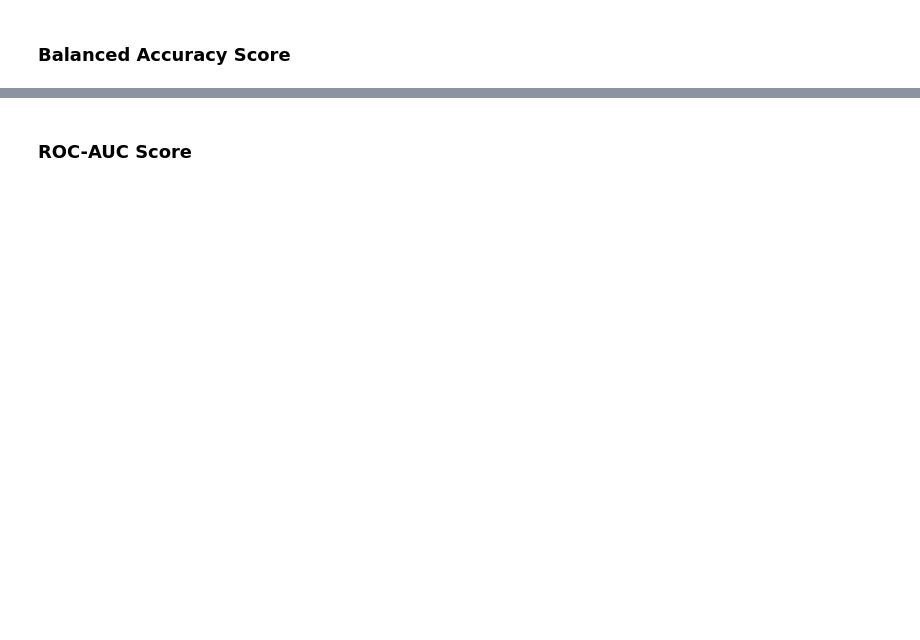
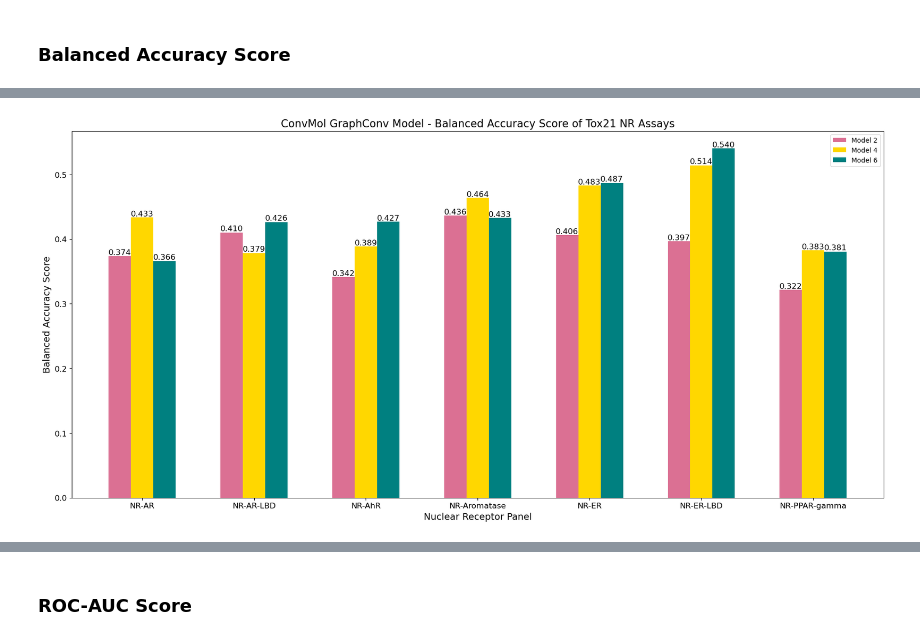
Before and after one commit to joiek/Machine-Learning-Project, a Jupyter notebook: ConvMol Featuriser.ipynb, the cells around one changed output, grey strips where cells are left out. Saved outputs shown, nothing was run; the diff lists cells and outputs as text; code cells hidden in the pictures; blank space fills up the shorter version.

```diff
--- a/ConvMol Featuriser.ipynb
+++ b/ConvMol Featuriser.ipynb
@@ -444,0 +443,22 @@ plt.legend()
+# %%
+#NR
+fig,ax = plt.subplots(figsize=(22,10))
+
+width = 0.2
+
+x=np.arange(7)
+plt.bar(x-0.2, m2_balanced_acc[0:7], width, label='Model 2', color='palevioletred')
+plt.bar(x, m4_balanced_acc[0:7], width, label='Model 4',color='gold')
+plt.bar(x+0.2, m6_balanced_acc[0:7], width, label='Model 6', color='teal')
+plt.title('ConvMol GraphConv Model - Balanced Accuracy Score of Tox21 NR Assays', fontsize=16)
+plt.ylabel('Balanced Accuracy Score', fontsize=14)
+plt.xlabel('Nuclear Receptor Panel', fontsize=14)
+plt.bar_label(ax.containers[0], fmt='%.3f', fontsize=12)
+plt.bar_label(ax.containers[1], fmt='%.3f', fontsize=12)
+plt.bar_label(ax.containers[2], fmt='%.3f', fontsize=12)
+plt.xticks(x, assays[0:7], fontsize=12)
+plt.yticks(fontsize=12)
+plt.legend()
+plt.savefig('ConvMol BA-NR.png')
+# %% [output]
+[figure, added]
```
Also changed, not shown: parts of 21 cells of this notebook, 1 other file.
